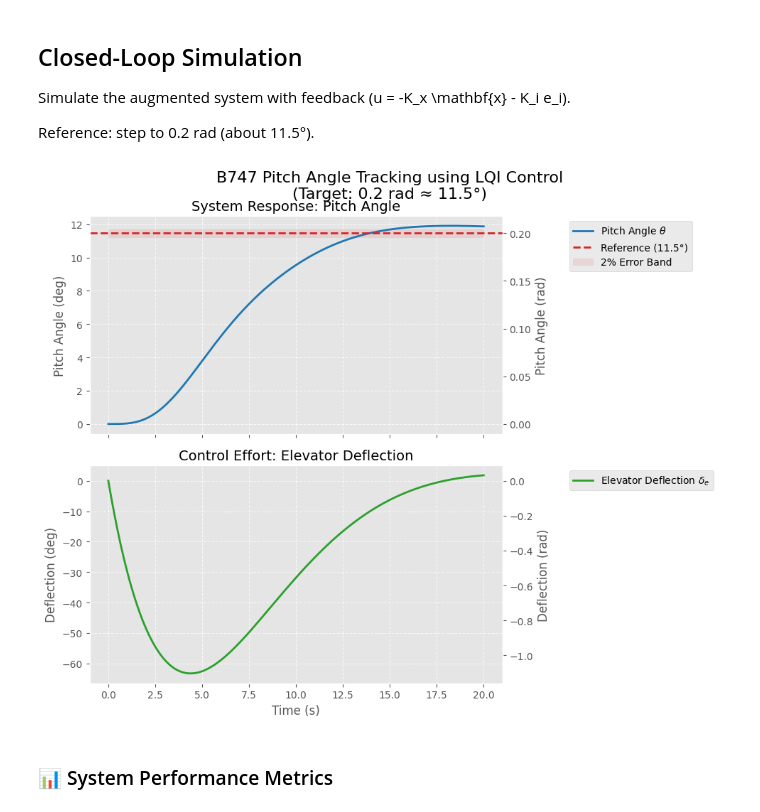
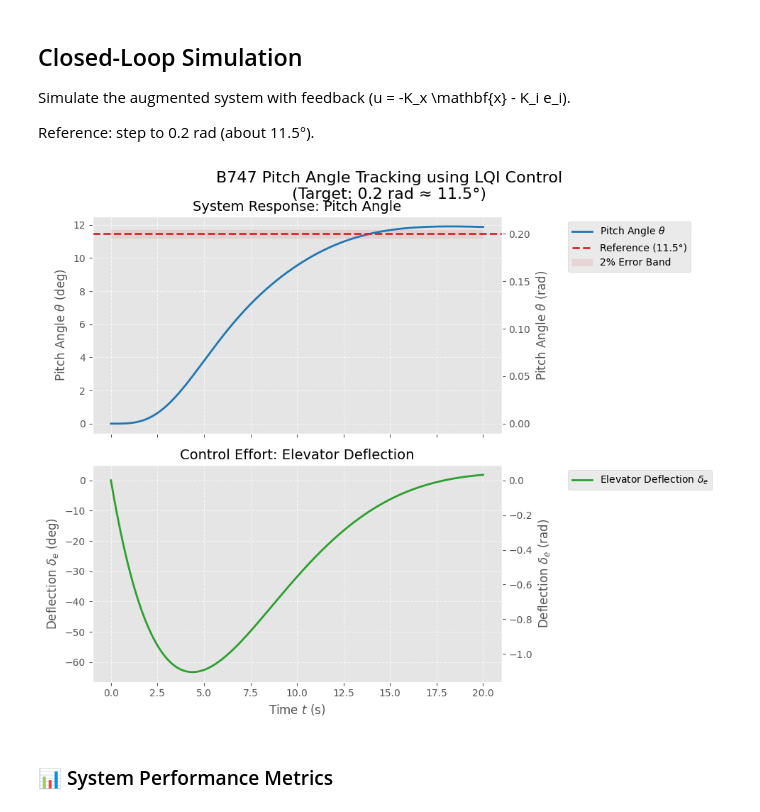
Before and after one commit to dhruvhaldar/Realistic-aerospace-optimization-problems, a Jupyter notebook: b747_pitch_tracking.ipynb, the cells around one changed output. Cells and saved outputs as stored; diff of their text form; code cells hidden in the pictures.

Commit message:
🎨 Palette: Add LaTeX formatting to plot labels in b747 notebook
This commit enhances the user experience by standardizing the plot axis labels in `b747_pitch_tracking.ipynb`. It uses LaTeX mathematical notation for variables (e.g., `$\theta$`, `$\delta_e$`) to ensure visual consistency with the existing plot legends.

Co-authored-by: dhruvhaldar <29486085+dhruvhaldar@users.noreply.github.com>

```diff
--- a/b747_pitch_tracking.ipynb
+++ b/b747_pitch_tracking.ipynb
@@ -173,39 +173,39 @@ if np.any(mask):
         t_settle = t[last_idx + 1]
         # Plot a vertical line
         axs[0].axvline(t_settle, color='green', linestyle=':', linewidth=2, label=f"Settling Time ({t_settle:.2f} s)")
         # Optional: Add a point
         axs[0].plot(t_settle, theta_deg[last_idx+1], 'go')
 
-axs[0].set_ylabel("Pitch Angle (deg)", fontsize=12)
+axs[0].set_ylabel(r"Pitch Angle $\theta$ (deg)", fontsize=12)
 axs[0].set_title("System Response: Pitch Angle", fontsize=14)
 axs[0].legend(bbox_to_anchor=(1.15, 1), loc='upper left', fontsize=10)
 axs[0].grid(True, which='both', linestyle='--', alpha=0.7)
 
 # Secondary Axis (Radians)
 secax0 = axs[0].secondary_yaxis('right', functions=(deg2rad, rad2deg))
-secax0.set_ylabel('Pitch Angle (rad)', fontsize=12)
+secax0.set_ylabel(r'Pitch Angle $\theta$ (rad)', fontsize=12)
 
 
 # --- Control Input Plot ---
 # Plot in Degrees (Primary Axis)
 u_deg = np.degrees(u)
 
 axs[1].plot(t, u_deg, label=r"Elevator Deflection $\delta_e$", linewidth=2, color='tab:green')
-axs[1].set_xlabel("Time (s)", fontsize=12)
-axs[1].set_ylabel("Deflection (deg)", fontsize=12)
+axs[1].set_xlabel(r"Time $t$ (s)", fontsize=12)
+axs[1].set_ylabel(r"Deflection $\delta_e$ (deg)", fontsize=12)
 axs[1].set_title("Control Effort: Elevator Deflection", fontsize=14)
 axs[1].legend(bbox_to_anchor=(1.15, 1), loc='upper left', fontsize=10)
 axs[1].grid(True, which='both', linestyle='--', alpha=0.7)
 
 # Secondary Axis (Radians)
 secax1 = axs[1].secondary_yaxis('right', functions=(deg2rad, rad2deg))
-secax1.set_ylabel('Deflection (rad)', fontsize=12)
+secax1.set_ylabel(r'Deflection $\delta_e$ (rad)', fontsize=12)
 
 plt.tight_layout()
 plt.subplots_adjust(top=0.9) # Adjust for suptitle
 plt.show()
 # %% [output]
-[figure, old version]
+[figure, new version]
 # %%
 # --- Performance Metrics ---
 def get_step_metrics(t, y, final_target):
```
